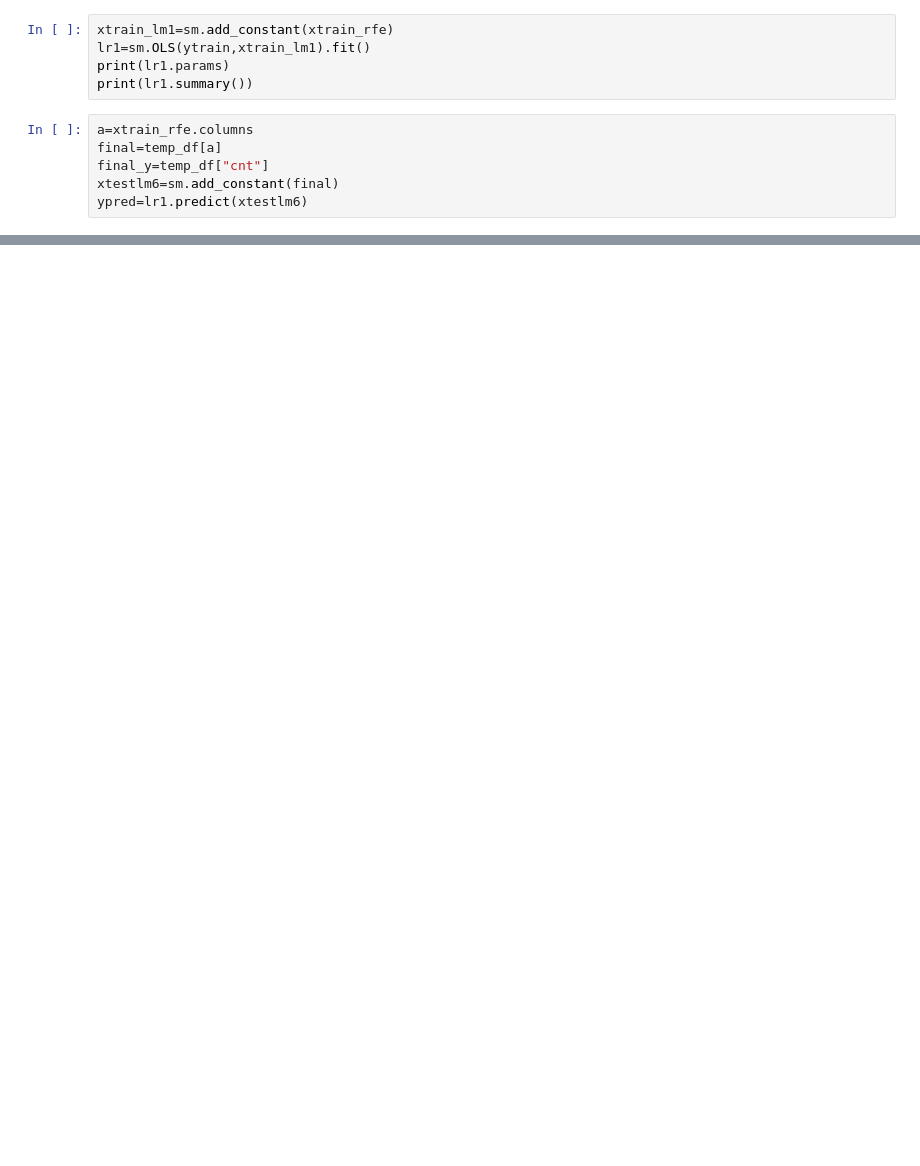
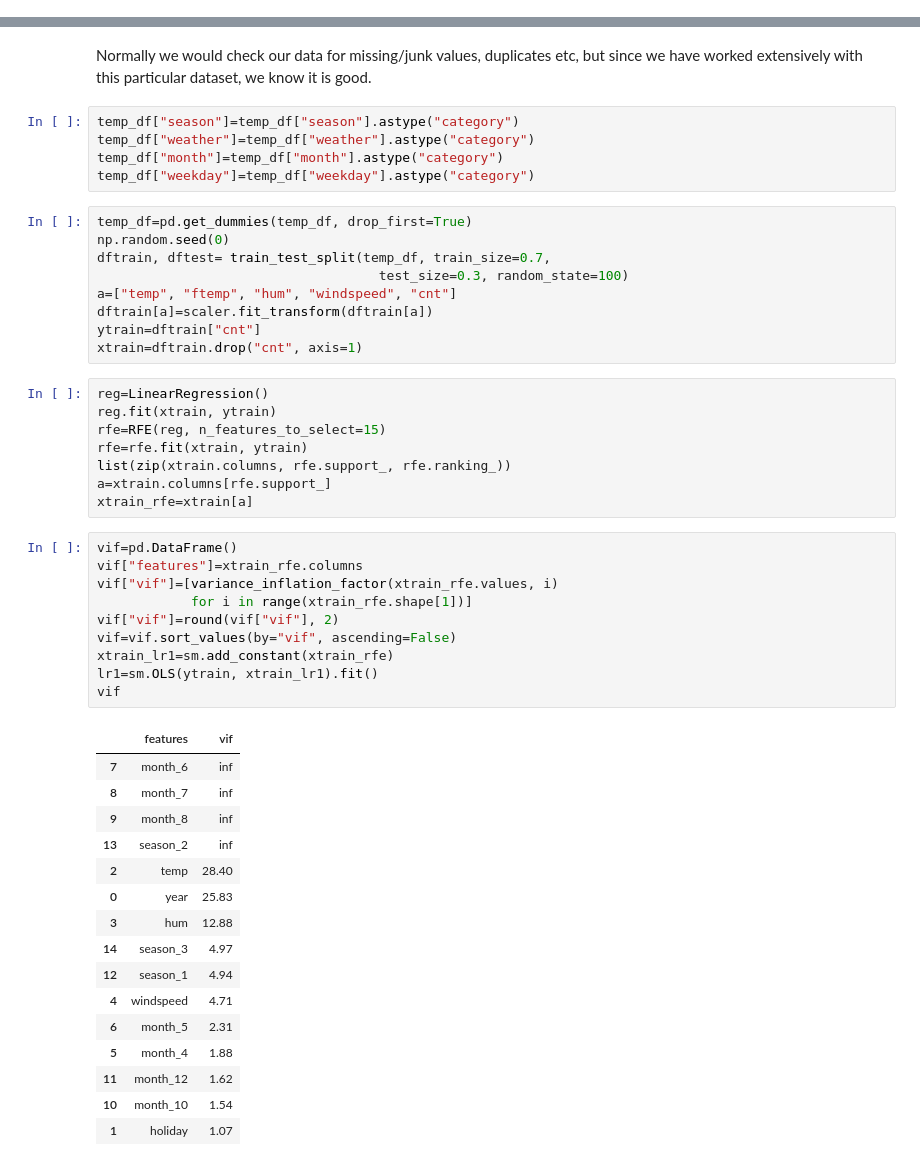
Before and after one commit to gkosmaras/Project_3, a Jupyter notebook: regression.ipynb, the cells around one changed output, grey strips where cells are left out. Cells and saved outputs as stored; diff of their text form; blank space fills up the shorter version.

Commit message:
regression done

```diff
--- a/regression.ipynb
+++ b/regression.ipynb
@@ -175,11 +0,0 @@ vif
-# %%
-xtrain_lm1=sm.add_constant(xtrain_rfe)
-lr1=sm.OLS(ytrain,xtrain_lm1).fit()
-print(lr1.params)
-print(lr1.summary())
-# %%
-a=xtrain_rfe.columns
-final=temp_df[a]
-final_y=temp_df["cnt"]
-xtestlm6=sm.add_constant(final)
-ypred=lr1.predict(xtestlm6)
@@ -197,0 +26,51 @@ r2_score(final_y, ypred)
+# %% [markdown]
+Normally we would check our data for missing/junk values, duplicates etc, but since we have worked extensively with this particular dataset, we know it is good.
+# %%
+temp_df["season"]=temp_df["season"].astype("category")
+temp_df["weather"]=temp_df["weather"].astype("category")
+temp_df["month"]=temp_df["month"].astype("category")
+temp_df["weekday"]=temp_df["weekday"].astype("category")
+# %%
+temp_df=pd.get_dummies(temp_df, drop_first=True)
+np.random.seed(0)
+dftrain, dftest= train_test_split(temp_df, train_size=0.7,
+                                    test_size=0.3, random_state=100)
+a=["temp", "ftemp", "hum", "windspeed", "cnt"]
+dftrain[a]=scaler.fit_transform(dftrain[a])
+ytrain=dftrain["cnt"]
+xtrain=dftrain.drop("cnt", axis=1)
+# %%
+reg=LinearRegression()
+reg.fit(xtrain, ytrain)
+rfe=RFE(reg, n_features_to_select=15)
+rfe=rfe.fit(xtrain, ytrain)
+list(zip(xtrain.columns, rfe.support_, rfe.ranking_))
+a=xtrain.columns[rfe.support_]
+xtrain_rfe=xtrain[a]
+# %%
+vif=pd.DataFrame()
+vif["features"]=xtrain_rfe.columns
+vif["vif"]=[variance_inflation_factor(xtrain_rfe.values, i)
+            for i in range(xtrain_rfe.shape[1])]
+vif["vif"]=round(vif["vif"], 2)
+vif=vif.sort_values(by="vif", ascending=False)
+xtrain_lr1=sm.add_constant(xtrain_rfe)
+lr1=sm.OLS(ytrain, xtrain_lr1).fit()
+vif
+# %% [output]
+|  | features | vif |
+| 7 | month_6 | inf |
+| 8 | month_7 | inf |
+| 9 | month_8 | inf |
+| 13 | season_2 | inf |
+| 2 | temp | 28.40 |
+| 0 | year | 25.83 |
+| 3 | hum | 12.88 |
+| 14 | season_3 | 4.97 |
+| 12 | season_1 | 4.94 |
+| 4 | windspeed | 4.71 |
+| 6 | month_5 | 2.31 |
+| 5 | month_4 | 1.88 |
+| 11 | month_12 | 1.62 |
+| 10 | month_10 | 1.54 |
+| 1 | holiday | 1.07 |
```
Also changed, not shown: parts of 33 cells of this notebook, 1 other file.
